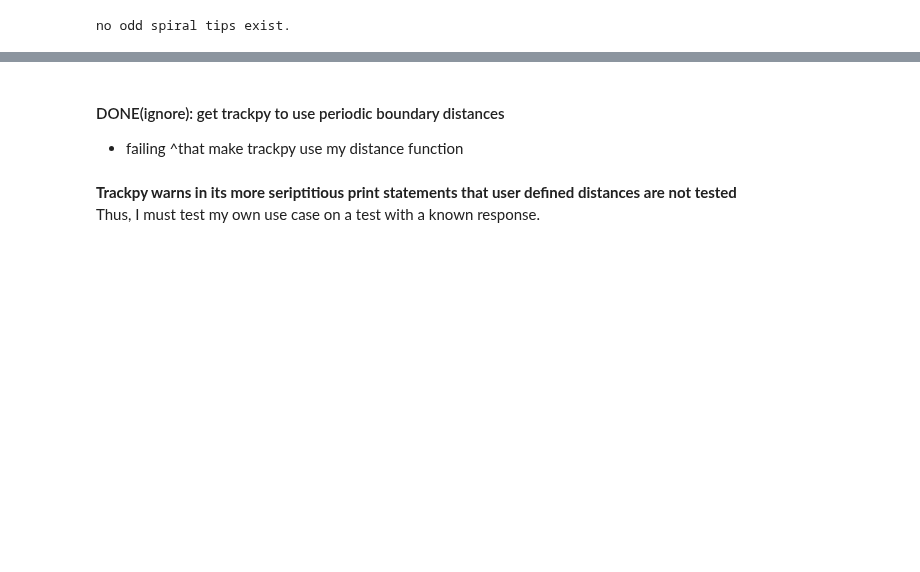
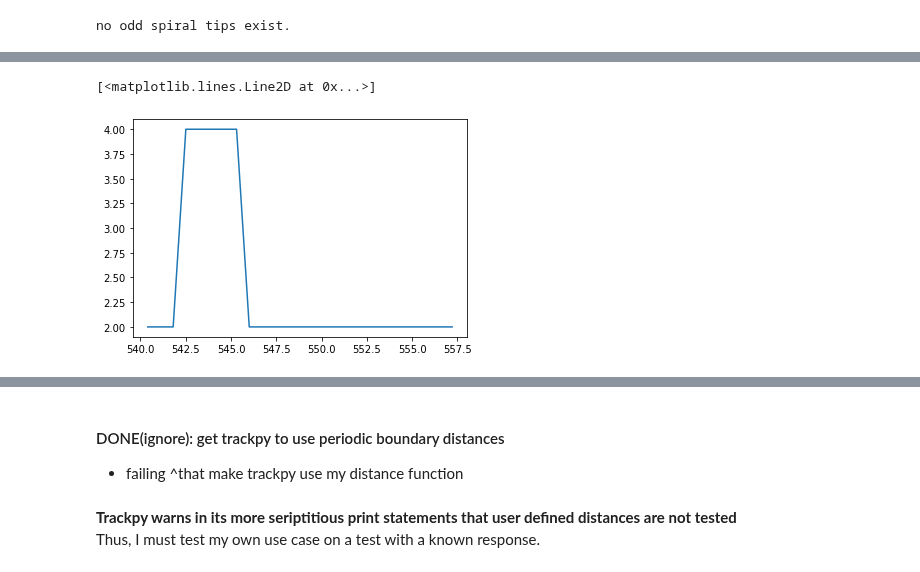
Before and after one commit to timtyree/care, a Jupyter notebook: notebooks/Lifetimes of Spiral Tips.ipynb, the cells around one changed output, grey strips where cells are left out. Drawn from its saved outputs; the diff is of its cells as text; code cells hidden in the pictures; blank space fills up the shorter version.

```diff
--- a/notebooks/Lifetimes of Spiral Tips.ipynb
+++ b/notebooks/Lifetimes of Spiral Tips.ipynb
@@ -117,0 +140,13 @@ no odd spiral tips exist.
+# %%
+#compute the number of spiral tips in each time frame
+
+#TODO: determine if there are any gaps in spiral tip frame number by plotting tip number versus time
+n_series = df.query('t>540')['t'].value_counts().sort_index()
+
+# plot tip number versus time for long-lived trajectories
+x_values = n_series.index.values
+y_values = n_series.values
+plt.plot(x_values,y_values)
+# %% [output]
+[<matplotlib.lines.Line2D at 0x...>]
+[figure, added]
```
Also changed, not shown: parts of 64 cells of this notebook, 15 other files.
